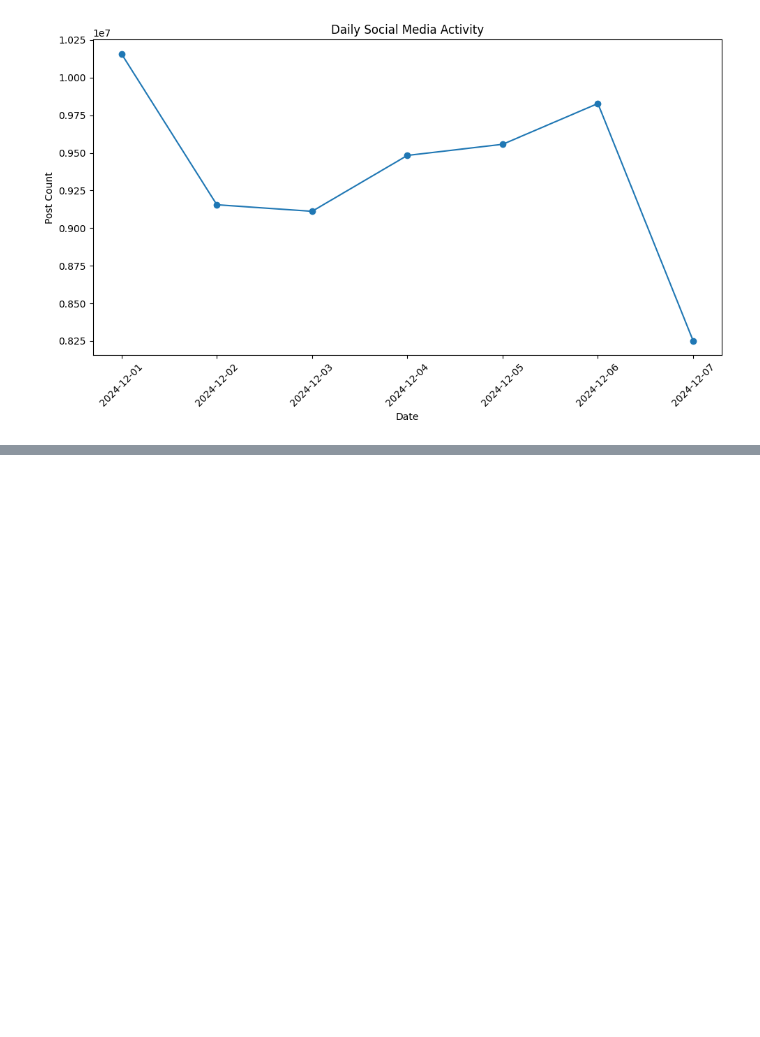
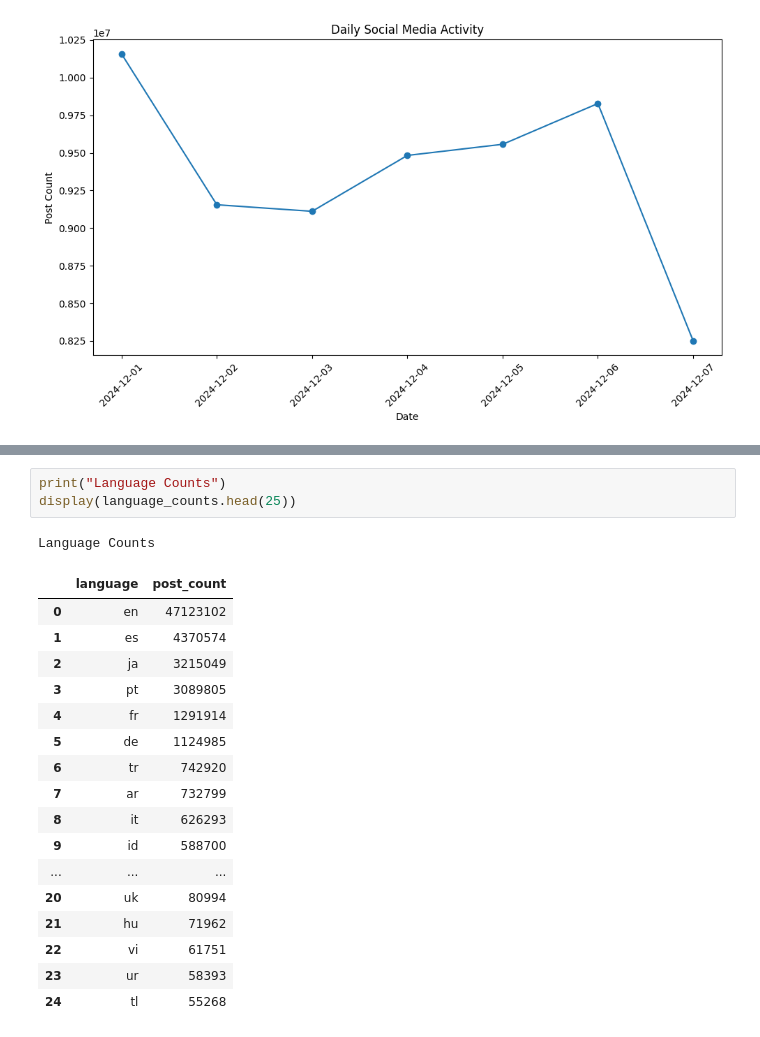
Before and after one commit to sjsu-cs131-spring26/trendtrackers-engagement-socialmedia, a Jupyter notebook: finaldemo_trendtrackers.ipynb, the cells around one changed output, grey strips where cells are left out. Drawn from its saved outputs; the diff is of its cells as text; blank space fills up the shorter version.

```diff
--- a/finaldemo_trendtrackers.ipynb
+++ b/finaldemo_trendtrackers.ipynb
@@ -303,0 +336,22 @@ plt.show()
+# %%
+print("Language Counts")
+display(language_counts.head(25))
+# %% [output]
+Language Counts
+|  | language | post_count |
+| 0 | en | 47123102 |
+| 1 | es | 4370574 |
+| 2 | ja | 3215049 |
+| 3 | pt | 3089805 |
+| 4 | fr | 1291914 |
+| 5 | de | 1124985 |
+| 6 | tr | 742920 |
+| 7 | ar | 732799 |
+| 8 | it | 626293 |
+| 9 | id | 588700 |
+| ... | ... | ... |
+| 20 | uk | 80994 |
+| 21 | hu | 71962 |
+| 22 | vi | 61751 |
+| 23 | ur | 58393 |
+| 24 | tl | 55268 |
```
Also changed, not shown: parts of 9 cells of this notebook.
